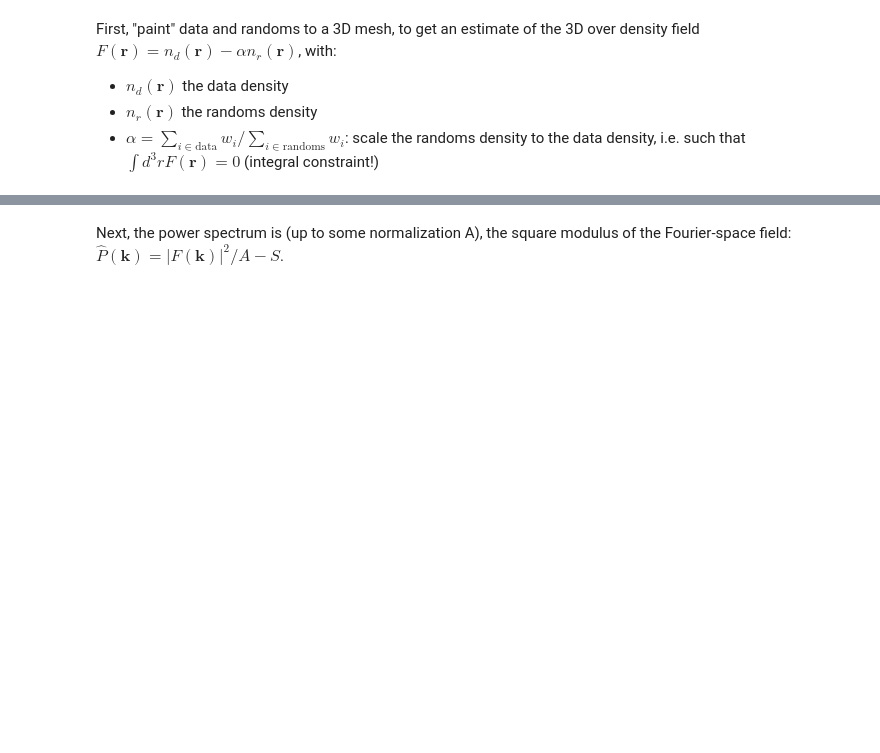
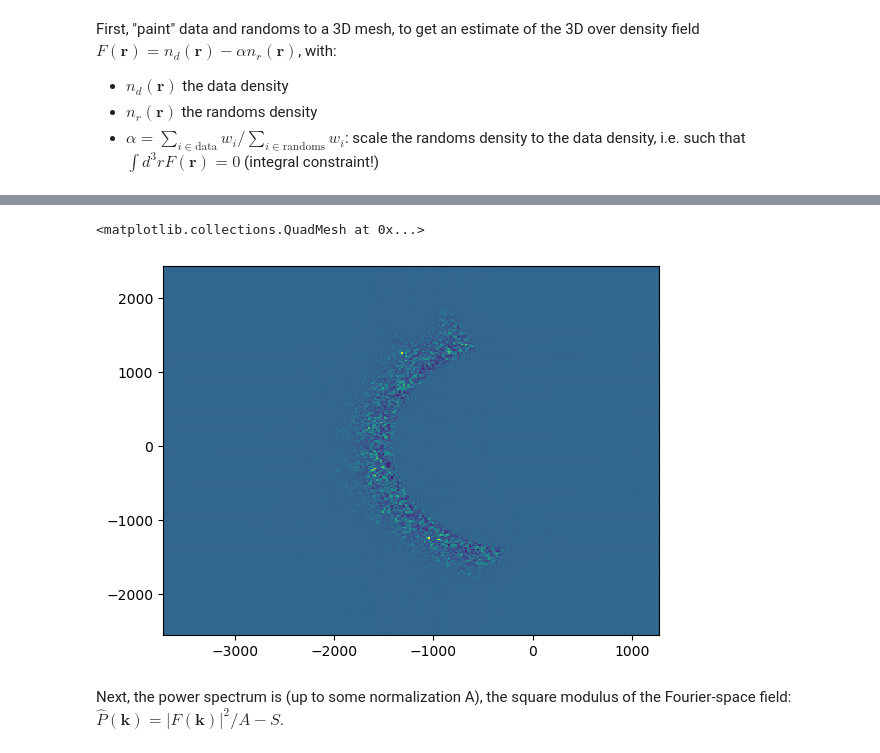
Before and after one commit to julianbautista/TD_clustering_EcoleRC, a Jupyter notebook: answers/eBOSS_LRGpCMASS.ipynb, the cells around one changed output, grey strips where cells are left out. Cells and saved outputs as stored; diff of their text form; code cells hidden in the pictures; blank space fills up the shorter version.

```diff
--- a/answers/eBOSS_LRGpCMASS.ipynb
+++ b/answers/eBOSS_LRGpCMASS.ipynb
@@ -365,3 +439,11 @@ rfield /= dv
+# %%
+# Plot a z-slice of the mesh
+coords = [cellsize[i] * np.arange(mesh.nmesh[i]) + mesh.boxcenter[i] - mesh.boxsize[i] / 2. for i in range(mesh.nmesh.size)]
+plt.pcolormesh(*coords[:2], rfield[:, :, 100:110].sum(axis=-1).T)
+plt.show()
+# %% [output]
+<matplotlib.collections.QuadMesh at 0x...>
+[figure, added]
 # %% [markdown]
 Next, the power spectrum is (up to some normalization A), the square modulus of the Fourier-space field:
 $\hat{P}(\mathbf{k}) = |F(\mathbf{k})|^2 / A - S$.
```
Also changed, not shown: parts of 30 cells of this notebook, 2 other files.
